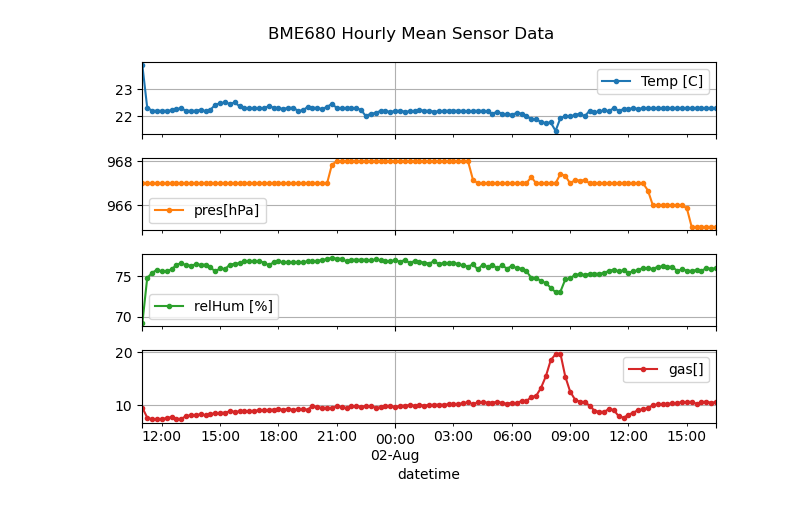
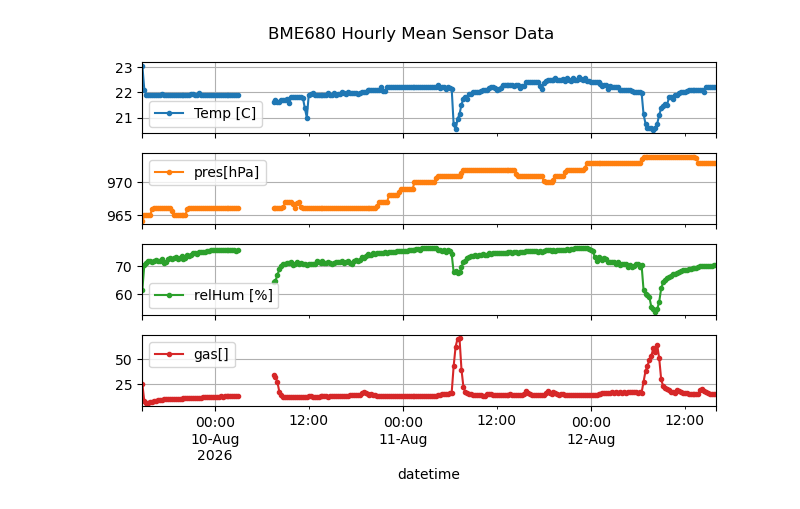
Before and after one commit to hydroclaus/rpy_velutina, a Jupyter notebook: BME680_home/src/plot_BME.ipynb, the cells around one changed output. Saved outputs shown, nothing was run; the diff lists cells and outputs as text; code cells hidden in the pictures.

```diff
--- a/BME680_home/src/plot_BME.ipynb
+++ b/BME680_home/src/plot_BME.ipynb
@@ -7,8 +8,12 @@ import matplotlib.dates as mdates
 # %%
+AVG = '15min'
+
 fnames = [
     'sensor_data_2026-08-01_11_12_05.csv',
     'sensor_data_2026-08-01_12_49_16.csv',
-    'sensor_data_2026-08-01_13_07_13.csv'
+    'sensor_data_2026-08-01_13_07_13.csv',
+    'sensor_data_2026-08-09_14_57_20.csv',
+    'sensor_data_2026-08-10_07_31_15.csv'
 ]
 
 dfs = {}
@@ -16,42 +21,40 @@ dfs = {}
 for fname in fnames:
     csv_path = Path(f'../data/{fname}').resolve()
     df = pd.read_csv(csv_path)
     df['datetime'] = pd.to_datetime(df['datetime'])
     df = df.set_index('datetime')
     dfs[fname] = df
 
 plot_df = pd.concat(
     [df.assign(source_file=fname) for fname, df in dfs.items()]
 ).sort_index()
 
+# Filter to only include data starting from Aug-9
+plot_df = plot_df[plot_df.index >= '2026-08-09']
+
 # Filter pressure values below 100 hPa to NaN before averaging.
 plot_df.loc[plot_df['pres[hPa]'] < 100, 'pres[hPa]'] = np.nan
 
 
 plot_cols = ['Temp [C]', 'pres[hPa]', 'relHum [%]', 'gas[]']
-hourly_df = plot_df[plot_cols].resample('15min').mean()
+hourly_df = plot_df[plot_cols].resample(AVG).mean()
 
 axes = hourly_df.plot(
     y=plot_cols,
     subplots=True,
     layout=(4, 1),
     # figsize=(12, 8),
     grid=True,
     marker='.',
     title='BME680 Hourly Mean Sensor Data'
 )
 
-# start_time = pd.Timestamp('2026-08-01 11:00')
-# locator = mdates.HourLocator(byhour=[12, 15, 18, 21, 0, 3, 6, 9])
-# formatter = mdates.DateFormatter('%Y-%m-%d %H:%M')
-
-# for ax in np.ravel(axes):
-#     ax.set_xlim(left=start_time)
-#     ax.xaxis.set_major_locator(locator)
-#     ax.xaxis.set_major_formatter(formatter)
-#     ax.tick_params(axis='x', rotation=45)
 
 plt.tight_layout()
-plt.show()
+#plt.show()
+now = datetime.datetime.now().strftime("%Y-%m-%d_%H-%M-%S")
+fname_fig = f'BME680_sensor_data_{AVG}_{now}.png'
+fig_out = Path(f'../out/{fname_fig}')
+plt.savefig(fig_out, dpi=300)
 # %% [output]
-[figure, old version]
+[figure, new version]
```
Also changed, not shown: parts of 2 cells of this notebook.
